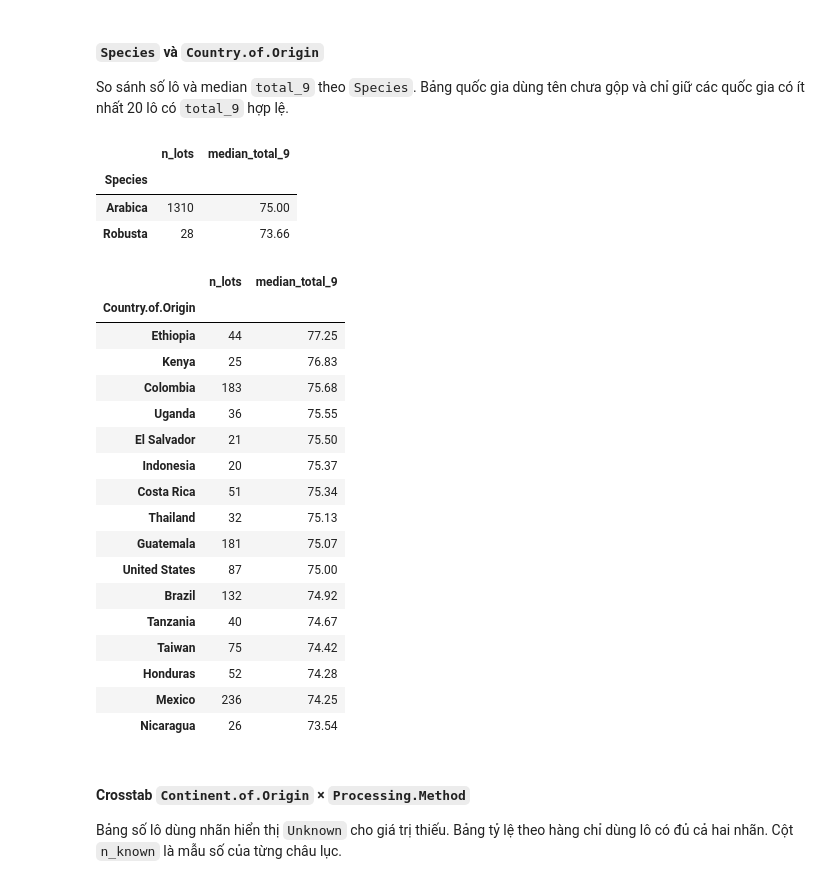
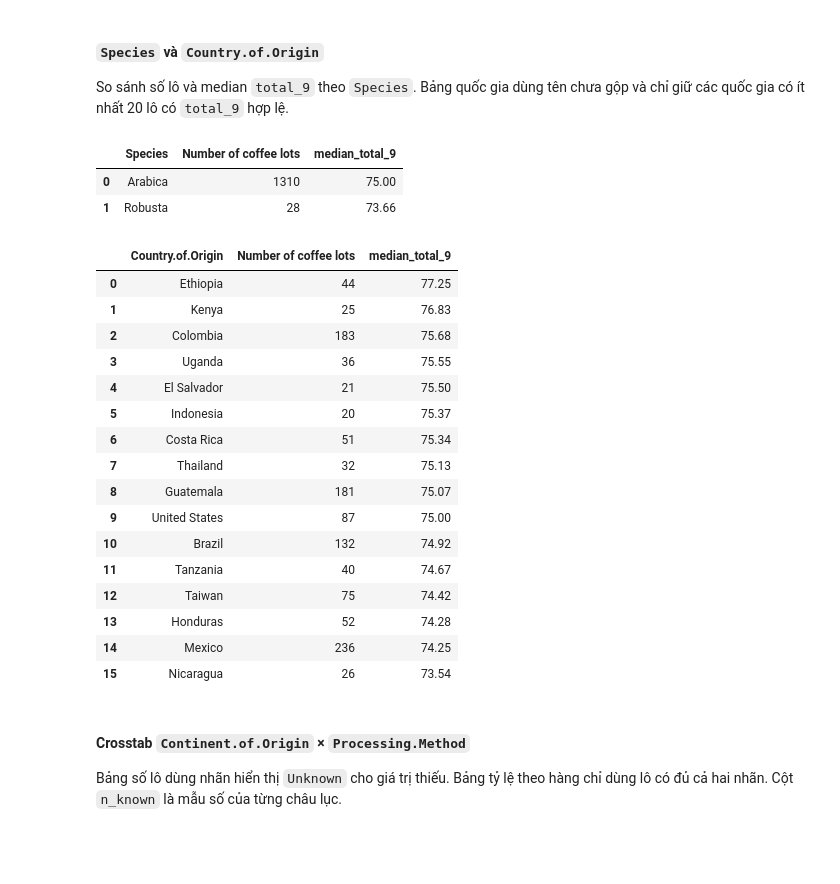
Before and after one commit to dnhoang-2006/coffee-quality, a Jupyter notebook: notebooks/01_collection_exploration.ipynb, the cells around one changed output. Drawn from its saved outputs; the diff is of its cells as text; code cells hidden in the pictures; blank space fills up the shorter version.

```diff
--- a/notebooks/01_collection_exploration.ipynb
+++ b/notebooks/01_collection_exploration.ipynb
@@ -1295,6 +1295,17 @@ Mỗi dòng đầu vào được xem là một bản ghi lô cà phê. Phần n
 
 `n_unique_nonmissing` không tính giá trị thiếu. Các tỷ lệ trong bảng tổng quan đều có mẫu số là **toàn bộ số dòng đầu vào**. Độ tập trung được mô tả bằng tỷ lệ nhãn phổ biến nhất, chưa phải tiêu chuẩn tự động bỏ cột.
 # %%
+from IPython.display import HTML
+
+
+def display_centered_table(table):
+    """Center column headings and values in the displayed table."""
+    html = table.to_html(notebook=True)
+    html = html.replace("<th>", '<th style="text-align: center !important;">')
+    html = html.replace("<td>", '<td style="text-align: center !important;">')
+    display(HTML(html))
+
+
 missing_columns = set(CAT_COLS) - set(df.columns)
 if missing_columns:
     raise ValueError(f"Thiếu các cột bắt buộc: {sorted(missing_columns)}")
@@ -1317,5 +1328,5 @@ for column in CAT_COLS:
         "top_pct_all": top_count / n_rows * 100,
     })
 cat_summary = pd.DataFrame(summary_rows).set_index("column")
-display(cat_summary.round(2))
+display_centered_table(cat_summary.reset_index().round(2))
 # %% [output]
@@ -2092,39 +2098,37 @@ So sánh số lô và median `total_9` theo `Species`. Bảng quốc gia dùng t
 # %%
 valid_score_lots = df_eda.dropna(subset=["total_9"])
 species_score_summary = valid_score_lots.groupby("Species")["total_9"].agg(
     n_lots="size", median_total_9="median",
 )
 country_score_summary = (
     valid_score_lots.groupby("Country.of.Origin")["total_9"]
     .agg(n_lots="size", median_total_9="median")
     .query("n_lots >= 20")
     .sort_values("median_total_9", ascending=False)
 )
-display(species_score_summary.round(2))
-display(country_score_summary.round(2))
+display_centered_table(species_score_summary.reset_index().round(2).rename(columns={"n_lots": "Number of coffee lots"}))
+display_centered_table(country_score_summary.reset_index().round(2).rename(columns={"n_lots": "Number of coffee lots"}))
 # %% [output]
-|  | n_lots | median_total_9 |
-| Species |  |  |
-| Arabica | 1310 | 75.00 |
-| Robusta | 28 | 73.66 |
+|  | Species | Number of coffee lots | median_total_9 |
+| 0 | Arabica | 1310 | 75.00 |
+| 1 | Robusta | 28 | 73.66 |
-|  | n_lots | median_total_9 |
-| Country.of.Origin |  |  |
-| Ethiopia | 44 | 77.25 |
-| Kenya | 25 | 76.83 |
-| Colombia | 183 | 75.68 |
-| Uganda | 36 | 75.55 |
-| El Salvador | 21 | 75.50 |
-| Indonesia | 20 | 75.37 |
-| Costa Rica | 51 | 75.34 |
-| Thailand | 32 | 75.13 |
-| Guatemala | 181 | 75.07 |
-| United States | 87 | 75.00 |
-| Brazil | 132 | 74.92 |
-| Tanzania | 40 | 74.67 |
-| Taiwan | 75 | 74.42 |
-| Honduras | 52 | 74.28 |
-| Mexico | 236 | 74.25 |
-| Nicaragua | 26 | 73.54 |
+|  | Country.of.Origin | Number of coffee lots | median_total_9 |
+| 0 | Ethiopia | 44 | 77.25 |
+| 1 | Kenya | 25 | 76.83 |
+| 2 | Colombia | 183 | 75.68 |
+| 3 | Uganda | 36 | 75.55 |
+| 4 | El Salvador | 21 | 75.50 |
+| 5 | Indonesia | 20 | 75.37 |
+| 6 | Costa Rica | 51 | 75.34 |
+| 7 | Thailand | 32 | 75.13 |
+| 8 | Guatemala | 181 | 75.07 |
+| 9 | United States | 87 | 75.00 |
+| 10 | Brazil | 132 | 74.92 |
+| 11 | Tanzania | 40 | 74.67 |
+| 12 | Taiwan | 75 | 74.42 |
+| 13 | Honduras | 52 | 74.28 |
+| 14 | Mexico | 236 | 74.25 |
+| 15 | Nicaragua | 26 | 73.54 |
 # %% [markdown]
 #### Crosstab `Continent.of.Origin` × `Processing.Method`
 
```
Also changed, not shown: parts of 12 cells of this notebook, 2 other files.
